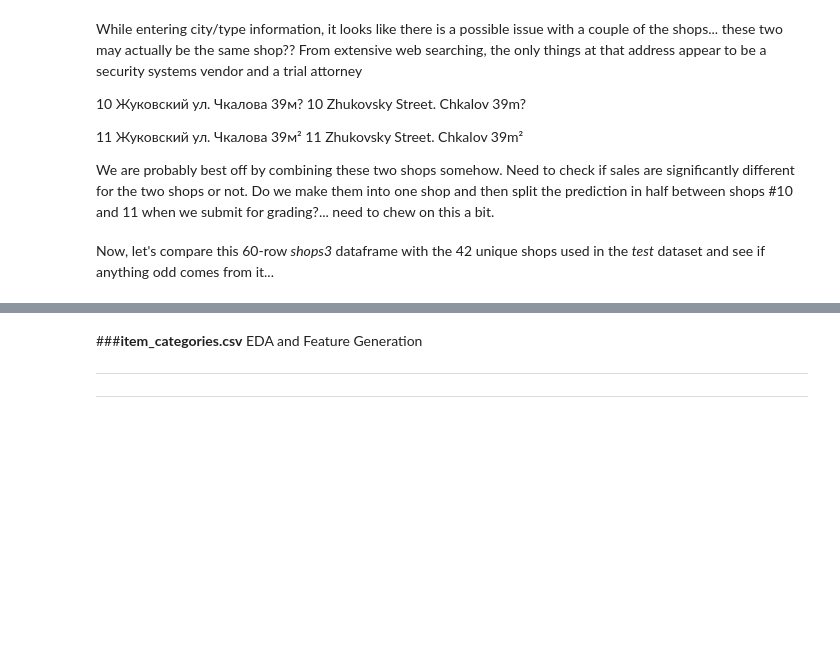
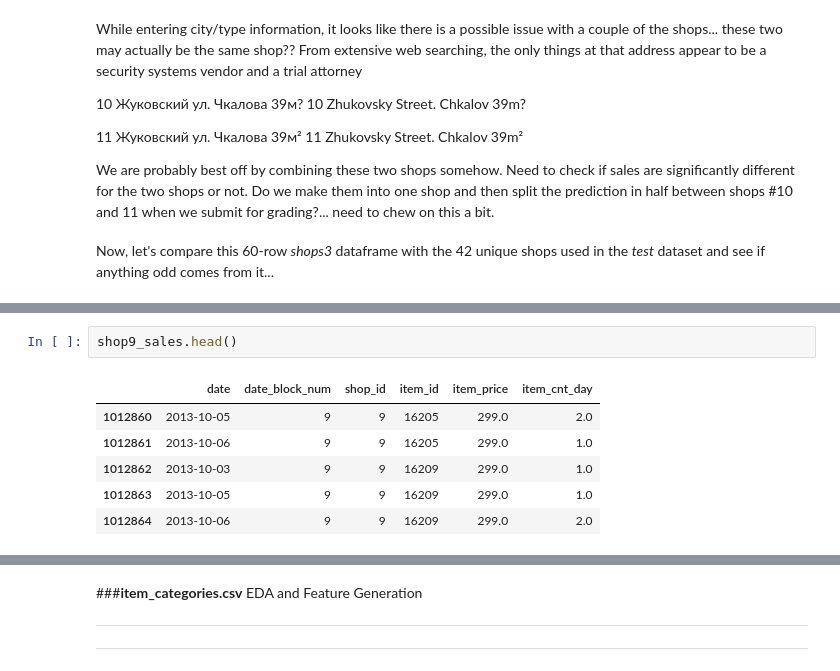
Before and after one commit to migai/Kag, a Jupyter notebook: ipynb_versions/MG_EDA_v2.5.ipynb, the cells around one changed output, grey strips where cells are left out. Saved outputs shown, nothing was run; the diff lists cells and outputs as text; blank space fills up the shorter version.

```diff
--- a/ipynb_versions/MG_EDA_v2.5.ipynb
+++ b/ipynb_versions/MG_EDA_v2.5.ipynb
@@ -757,0 +778,9 @@ shops3.to_csv("data_output/shops3.csv", index=False)
+# %%
+shop9_sales.head()
+# %% [output]
+|  | date | date_block_num | shop_id | item_id | item_price | item_cnt_day |
+| 1012860 | 2013-10-05 | 9 | 9 | 16205 | 299.0 | 2.0 |
+| 1012861 | 2013-10-06 | 9 | 9 | 16205 | 299.0 | 1.0 |
+| 1012862 | 2013-10-03 | 9 | 9 | 16209 | 299.0 | 1.0 |
+| 1012863 | 2013-10-05 | 9 | 9 | 16209 | 299.0 | 1.0 |
+| 1012864 | 2013-10-06 | 9 | 9 | 16209 | 299.0 | 2.0 |
```
Also changed, not shown: parts of 17 cells of this notebook.
